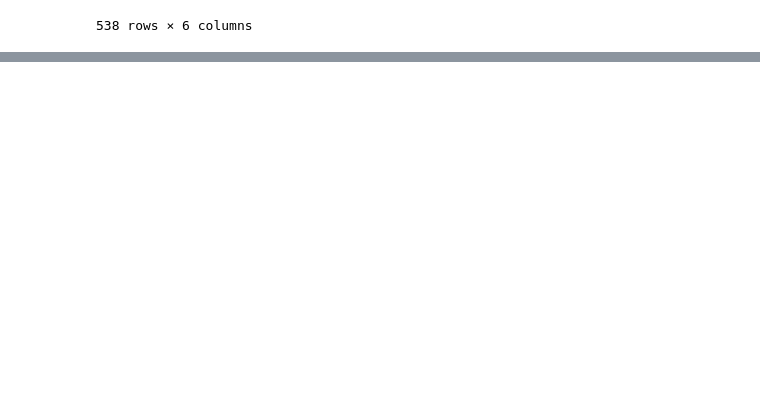
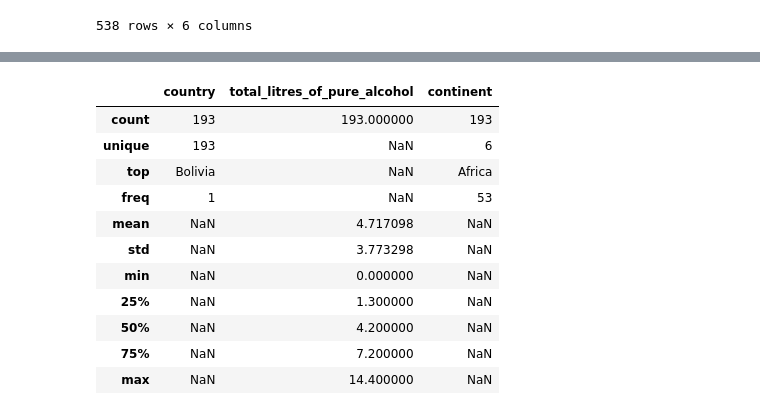
Before and after one commit to pujansoni/Jupyter_Notebook, a Jupyter notebook: Pandas_1.ipynb, the cells around one changed output, grey strips where cells are left out. Cells and saved outputs as stored; diff of their text form; code cells hidden in the pictures; blank space fills up the shorter version.

```diff
--- a/Pandas_1.ipynb
+++ b/Pandas_1.ipynb
@@ -553,0 +642,15 @@ movies[movies.genre.isin(['Crime', 'Drama', 'Action'])]
+# %%
+drinks.describe(include=['object', 'float64'])
+# %% [output]
+|  | country | total_litres_of_pure_alcohol | continent |
+| count | 193 | 193.000000 | 193 |
+| unique | 193 | NaN | 6 |
+| top | Bolivia | NaN | Africa |
+| freq | 1 | NaN | 53 |
+| mean | NaN | 4.717098 | NaN |
+| std | NaN | 3.773298 | NaN |
+| min | NaN | 0.000000 | NaN |
+| 25% | NaN | 1.300000 | NaN |
+| 50% | NaN | 4.200000 | NaN |
+| 75% | NaN | 7.200000 | NaN |
+| max | NaN | 14.400000 | NaN |
```
Also changed, not shown: parts of 13 cells of this notebook.
